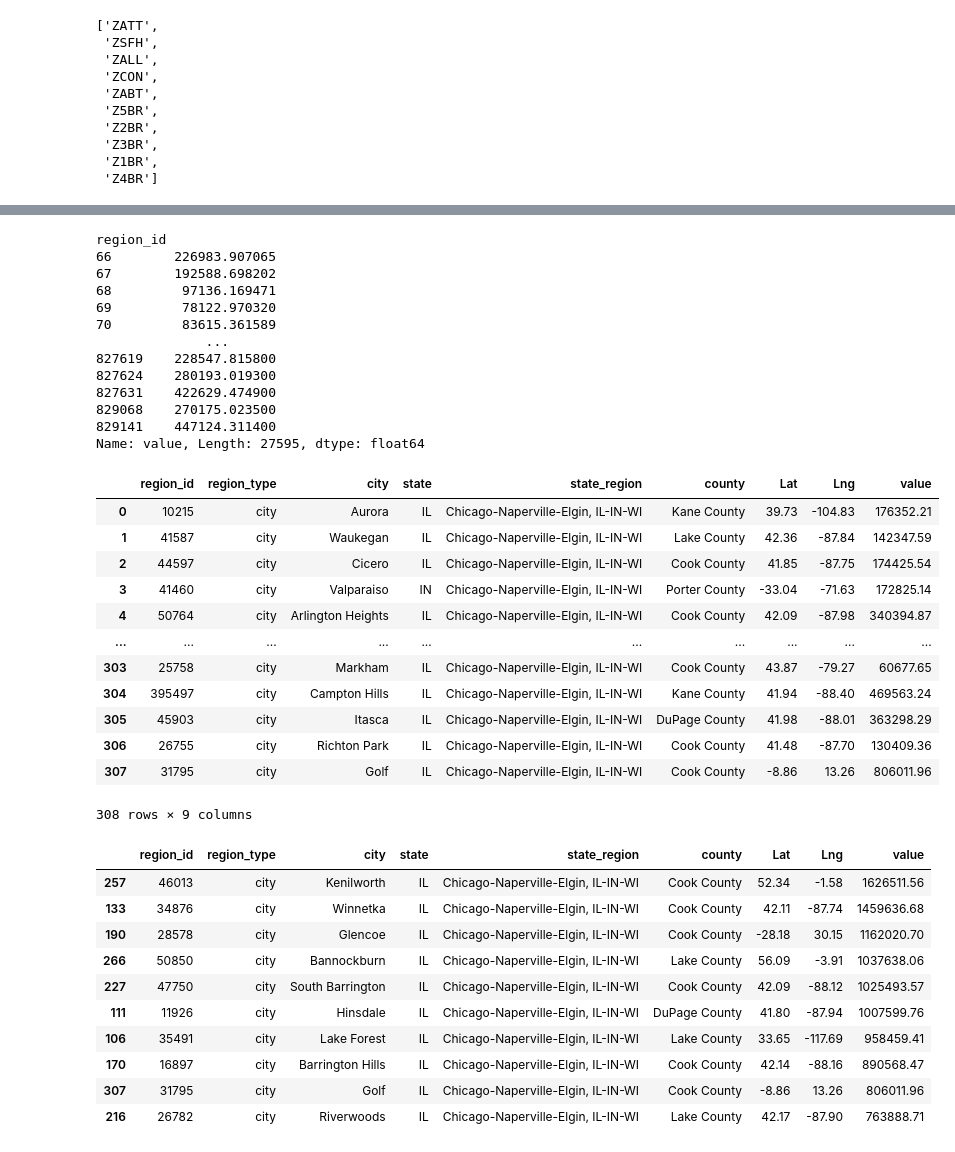
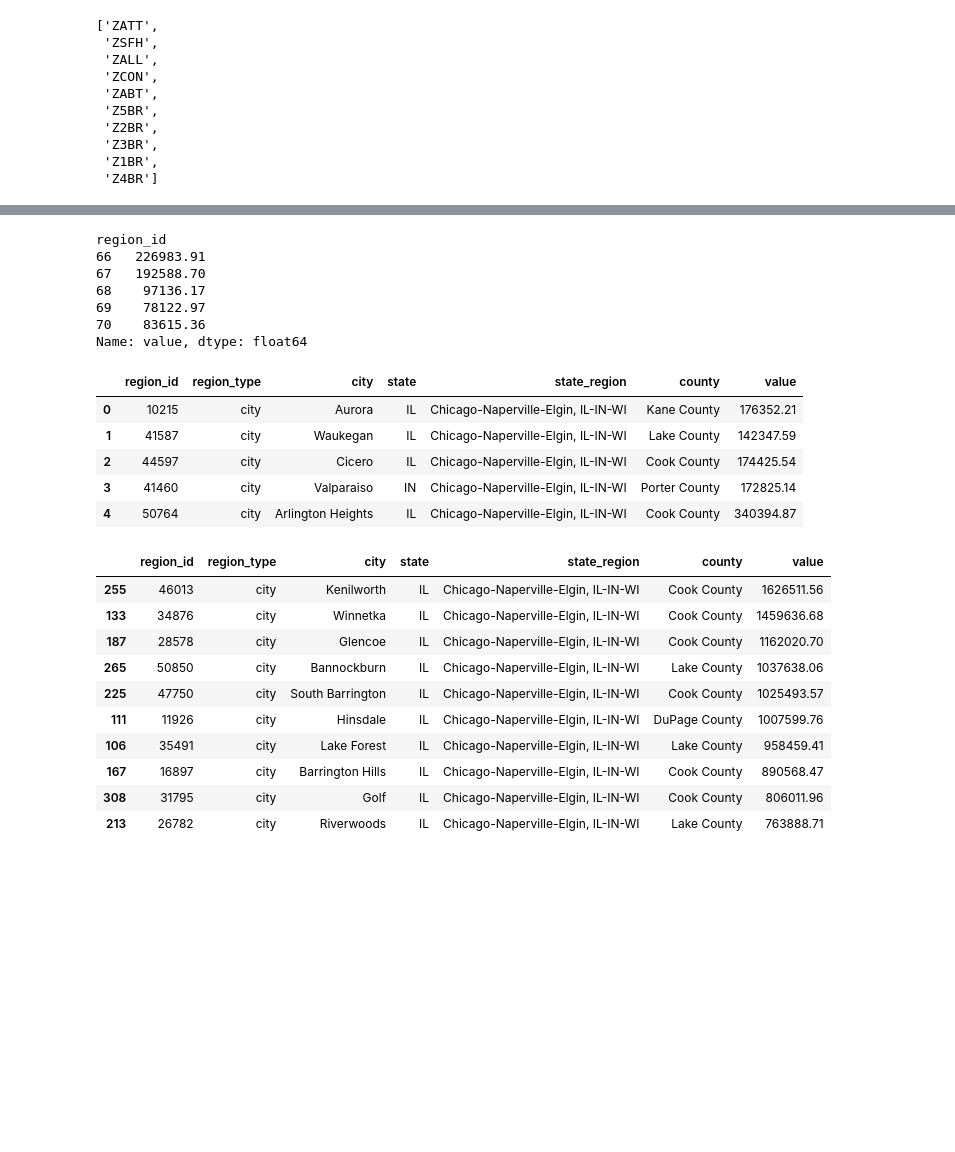
Before and after one commit to cailahanus/data-engineering-project, a Jupyter notebook: Project 3/data.ipynb, the cells around one changed output, grey strips where cells are left out. Saved outputs shown, nothing was run; the diff lists cells and outputs as text; code cells hidden in the pictures; blank space fills up the shorter version.

```diff
--- a/Project 3/data.ipynb
+++ b/Project 3/data.ipynb
@@ -450,7 +336,7 @@ home_values.head()
 | 42 | ZCON | ZHVI Condo/Co-op Time Series ($) | Home values |
 | 43 | ZABT | ZHVI All Homes- Bottom Tier Time ... | Home values |
 # %%
-indictaors = home_values["indicator_id"].tolist()
+indicators = home_values["indicator_id"].tolist()
 indicators
 # %% [output]
 ['ZATT',
@@ -477,37 +363,24 @@ single_family_home_value.head()
 # %%
 zillow_averages = single_family_home_value.groupby("region_id")["value"].mean()
-zillow_averages
+zillow_averages.head()
 # %% [output]
 region_id
-66        226983.907065
-67        192588.698202
-68         97136.169471
-69         78122.970320
-70         83615.361589
-              ...
-827619    228547.815800
-827624    280193.019300
-827631    422629.474900
-829068    270175.023500
-829141    447124.311400
-Name: value, Length: 27595, dtype: float64
+66   226983.91
+67   192588.70
+68    97136.17
+69    78122.97
+70    83615.36
+Name: value, dtype: float64
 # %%
 #combine to get the average value per city in one dataframe
-chicago_values = pd.merge(chicago_data,zillow_averages, on=["region_id"])
-chicago_values
+city_values = pd.merge(city_regions,zillow_averages, on=["region_id"])
+city_values.head()
 # %% [output]
-|  | region_id | region_type | city | state | state_region | county | Lat | Lng | value |
-| 0 | 10215 | city | Aurora | IL | Chicago-Naperville-Elgin, IL-IN-WI | Kane County | 39.73 | -104.83 | 176352.21 |
-| 1 | 41587 | city | Waukegan | IL | Chicago-Naperville-Elgin, IL-IN-WI | Lake County | 42.36 | -87.84 | 142347.59 |
-| 2 | 44597 | city | Cicero | IL | Chicago-Naperville-Elgin, IL-IN-WI | Cook County | 41.85 | -87.75 | 174425.54 |
-| 3 | 41460 | city | Valparaiso | IN | Chicago-Naperville-Elgin, IL-IN-WI | Porter County | -33.04 | -71.63 | 172825.14 |
-| 4 | 50764 | city | Arlington Heights | IL | Chicago-Naperville-Elgin, IL-IN-WI | Cook County | 42.09 | -87.98 | 340394.87 |
-| ... | ... | ... | ... | ... | ... | ... | ... | ... | ... |
-| 303 | 25758 | city | Markham | IL | Chicago-Naperville-Elgin, IL-IN-WI | Cook County | 43.87 | -79.27 | 60677.65 |
-| 304 | 395497 | city | Campton Hills | IL | Chicago-Naperville-Elgin, IL-IN-WI | Kane County | 41.94 | -88.40 | 469563.24 |
-| 305 | 45903 | city | Itasca | IL | Chicago-Naperville-Elgin, IL-IN-WI | DuPage County | 41.98 | -88.01 | 363298.29 |
-| 306 | 26755 | city | Richton Park | IL | Chicago-Naperville-Elgin, IL-IN-WI | Cook County | 41.48 | -87.70 | 130409.36 |
-| 307 | 31795 | city | Golf | IL | Chicago-Naperville-Elgin, IL-IN-WI | Cook County | -8.86 | 13.26 | 806011.96 |
+|  | region_id | region_type | city | state | state_region | county | value |
+| 0 | 10215 | city | Aurora | IL | Chicago-Naperville-Elgin, IL-IN-WI | Kane County | 176352.21 |
+| 1 | 41587 | city | Waukegan | IL | Chicago-Naperville-Elgin, IL-IN-WI | Lake County | 142347.59 |
+| 2 | 44597 | city | Cicero | IL | Chicago-Naperville-Elgin, IL-IN-WI | Cook County | 174425.54 |
+| 3 | 41460 | city | Valparaiso | IN | Chicago-Naperville-Elgin, IL-IN-WI | Porter County | 172825.14 |
+| 4 | 50764 | city | Arlington Heights | IL | Chicago-Naperville-Elgin, IL-IN-WI | Cook County | 340394.87 |
-308 rows × 9 columns
 # %%
 #create CSV file with average home value
@@ -517,19 +390,19 @@ chicago_values.to_csv("Resources/average chicago area home value.csv", index=Fal
 pd.set_option('display.float_format', '{:.2f}'.format)
 # %%
 #find ten most expesnive chicago area cities
-ten_most_expensive = chicago_values.nlargest(10, 'value')
+ten_most_expensive = city_values.nlargest(10, 'value')
 ten_most_expensive
 # %% [output]
-|  | region_id | region_type | city | state | state_region | county | Lat | Lng | value |
-| 257 | 46013 | city | Kenilworth | IL | Chicago-Naperville-Elgin, IL-IN-WI | Cook County | 52.34 | -1.58 | 1626511.56 |
-| 133 | 34876 | city | Winnetka | IL | Chicago-Naperville-Elgin, IL-IN-WI | Cook County | 42.11 | -87.74 | 1459636.68 |
-| 190 | 28578 | city | Glencoe | IL | Chicago-Naperville-Elgin, IL-IN-WI | Cook County | -28.18 | 30.15 | 1162020.70 |
-| 266 | 50850 | city | Bannockburn | IL | Chicago-Naperville-Elgin, IL-IN-WI | Lake County | 56.09 | -3.91 | 1037638.06 |
-| 227 | 47750 | city | South Barrington | IL | Chicago-Naperville-Elgin, IL-IN-WI | Cook County | 42.09 | -88.12 | 1025493.57 |
-| 111 | 11926 | city | Hinsdale | IL | Chicago-Naperville-Elgin, IL-IN-WI | DuPage County | 41.80 | -87.94 | 1007599.76 |
-| 106 | 35491 | city | Lake Forest | IL | Chicago-Naperville-Elgin, IL-IN-WI | Lake County | 33.65 | -117.69 | 958459.41 |
-| 170 | 16897 | city | Barrington Hills | IL | Chicago-Naperville-Elgin, IL-IN-WI | Cook County | 42.14 | -88.16 | 890568.47 |
-| 307 | 31795 | city | Golf | IL | Chicago-Naperville-Elgin, IL-IN-WI | Cook County | -8.86 | 13.26 | 806011.96 |
-| 216 | 26782 | city | Riverwoods | IL | Chicago-Naperville-Elgin, IL-IN-WI | Lake County | 42.17 | -87.90 | 763888.71 |
+|  | region_id | region_type | city | state | state_region | county | value |
+| 255 | 46013 | city | Kenilworth | IL | Chicago-Naperville-Elgin, IL-IN-WI | Cook County | 1626511.56 |
+| 133 | 34876 | city | Winnetka | IL | Chicago-Naperville-Elgin, IL-IN-WI | Cook County | 1459636.68 |
+| 187 | 28578 | city | Glencoe | IL | Chicago-Naperville-Elgin, IL-IN-WI | Cook County | 1162020.70 |
+| 265 | 50850 | city | Bannockburn | IL | Chicago-Naperville-Elgin, IL-IN-WI | Lake County | 1037638.06 |
+| 225 | 47750 | city | South Barrington | IL | Chicago-Naperville-Elgin, IL-IN-WI | Cook County | 1025493.57 |
+| 111 | 11926 | city | Hinsdale | IL | Chicago-Naperville-Elgin, IL-IN-WI | DuPage County | 1007599.76 |
+| 106 | 35491 | city | Lake Forest | IL | Chicago-Naperville-Elgin, IL-IN-WI | Lake County | 958459.41 |
+| 167 | 16897 | city | Barrington Hills | IL | Chicago-Naperville-Elgin, IL-IN-WI | Cook County | 890568.47 |
+| 308 | 31795 | city | Golf | IL | Chicago-Naperville-Elgin, IL-IN-WI | Cook County | 806011.96 |
+| 213 | 26782 | city | Riverwoods | IL | Chicago-Naperville-Elgin, IL-IN-WI | Lake County | 763888.71 |
 # %%
 #find ten least expesnive chicago area cities
```
Also changed, not shown: parts of 19 cells of this notebook, 5 other files.
